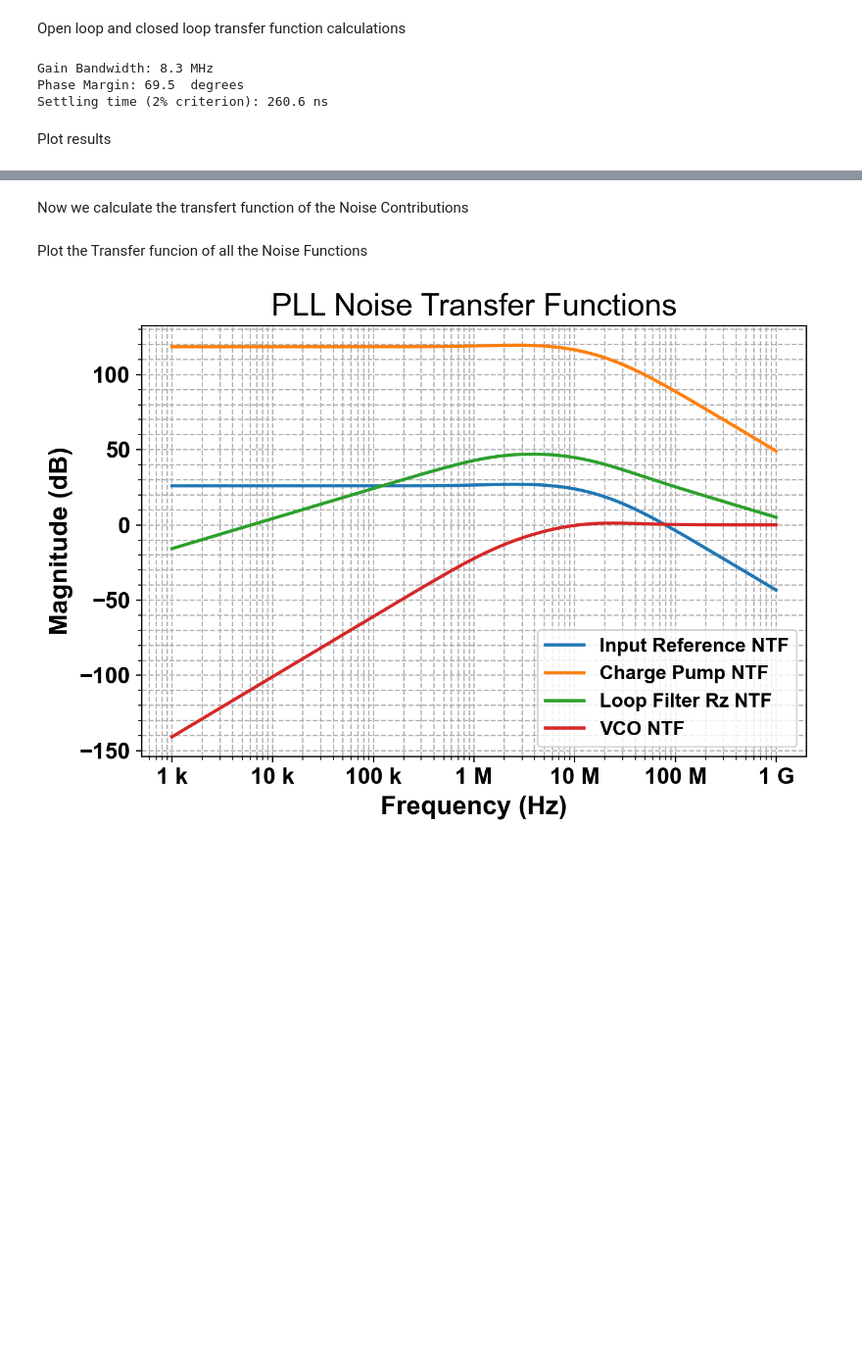
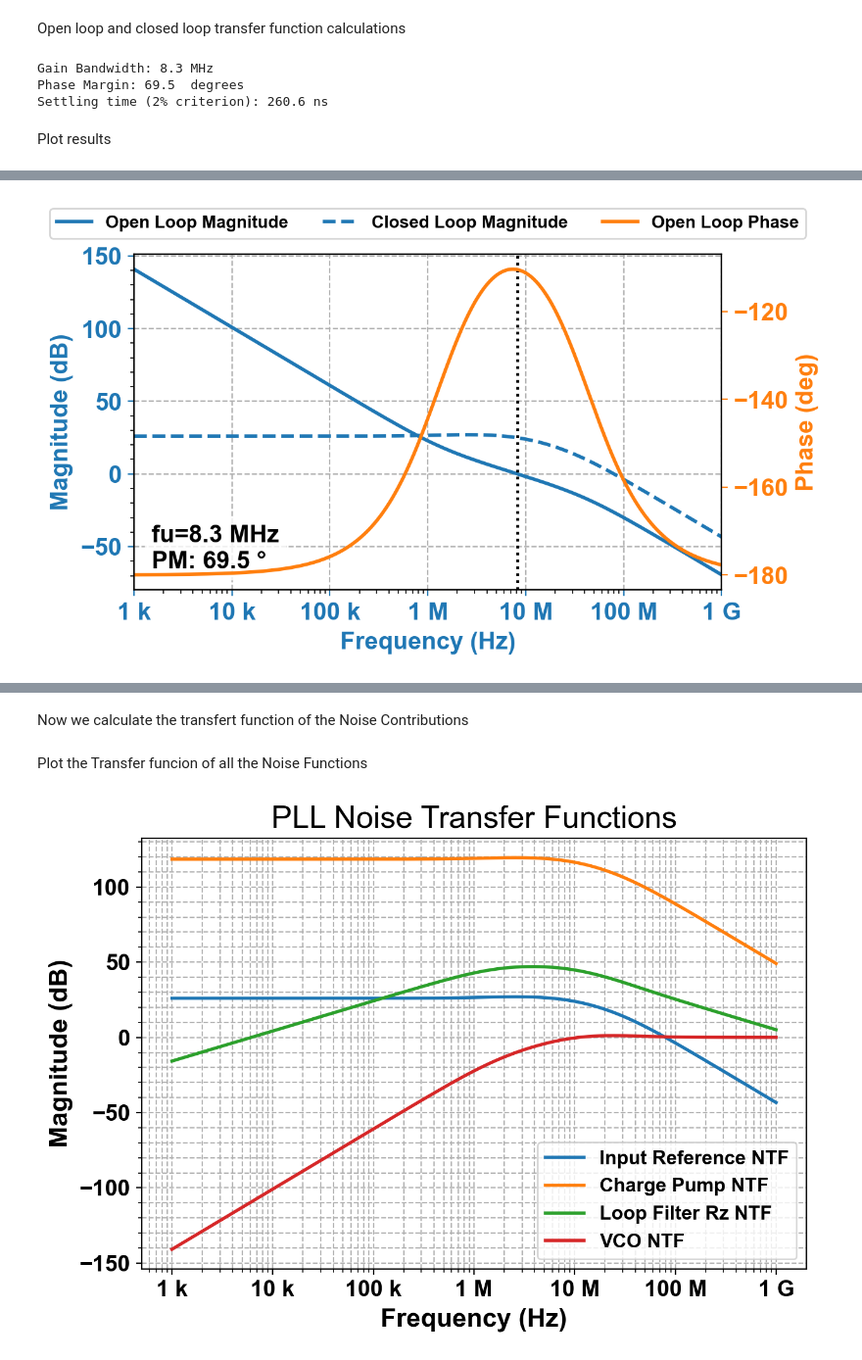
Before and after one commit to Torr250/serdes-modeling, a Jupyter notebook: pll/PllType2_Analog_2p5GHz_wNoise_TT_corrected.ipynb, the cells around one changed output, grey strips where cells are left out. Shown at 98% size. Saved outputs shown, nothing was run; the diff lists cells and outputs as text; code cells hidden in the pictures; blank space fills up the shorter version.

```diff
--- a/pll/PllType2_Analog_2p5GHz_wNoise_TT_corrected.ipynb
+++ b/pll/PllType2_Analog_2p5GHz_wNoise_TT_corrected.ipynb
@@ -230,0 +222,54 @@ plt.show()
+# %%
+# Combined open-loop and closed-loop frequency response
+fig, ax_mag = plt.subplots(figsize=(6, 4), dpi=200)
+ax_phase = ax_mag.twinx()
+ax_mag.minorticks_on()
+
+ax_mag.semilogx(
+    f, H_LG_mag_db, color='tab:blue', linewidth=2, label='Open Loop Magnitude'
+)
+ax_mag.semilogx(
+    f, H_CL_mag_db, color='tab:blue', linestyle='--', linewidth=2,
+    label='Closed Loop Magnitude'
+)
+ax_phase.semilogx(
+    f, H_LG_phase_deg, color='tab:orange', linewidth=2, label='Open Loop Phase'
+)
+ax_mag.axvline(
+    gain_bandwidth, color='black', linestyle=':', linewidth=1.5,
+    label='_nolegend_',
+)
+
+ax_mag.set_xlabel('Frequency (Hz)', fontweight='bold', color='tab:blue')
+ax_mag.set_ylabel('Magnitude (dB)', fontweight='bold', color='tab:blue')
+ax_phase.set_ylabel('Phase (deg)', fontweight='bold', color='tab:orange')
+
+format_freq_axis(ax_mag)
+ax_mag.tick_params(axis='x', colors='tab:blue')
+ax_mag.tick_params(axis='y', colors='tab:blue')
+ax_phase.tick_params(axis='y', colors='tab:orange', labelsize=14)
+for tick_label in ax_phase.get_yticklabels():
+    tick_label.set_fontweight('bold')
+
+ax_mag.grid(True, linestyle='--', which='major')
+ax_mag.text(
+    0.03, 0.05,
+    'fu=' + si_format(gain_bandwidth) + 'Hz\n'
+    + 'PM: ' + si_format(phase_margin) + '°',
+    transform=ax_mag.transAxes,
+    verticalalignment='bottom',
+    fontweight='bold',
+    bbox={'facecolor': 'white', 'alpha': 0.8, 'edgecolor': 'none'},
+)
+lines = ax_mag.get_lines() + ax_phase.get_lines()
+lines = [line for line in lines if not line.get_label().startswith('_')]
+labels = [line.get_label() for line in lines]
+ax_mag.legend(
+    lines, labels, loc='lower center', bbox_to_anchor=(0.5, 1.02),
+    ncol=3, prop={'size': 10, 'weight': 'bold'},
+)
+plt.xlim(1e3,1e9)
+fig.tight_layout(rect=[0, 0, 1.1, 1])
+plt.show()
+# %% [output]
+[figure, added]
```
Also changed, not shown: parts of 2 cells of this notebook, 5 other files.
